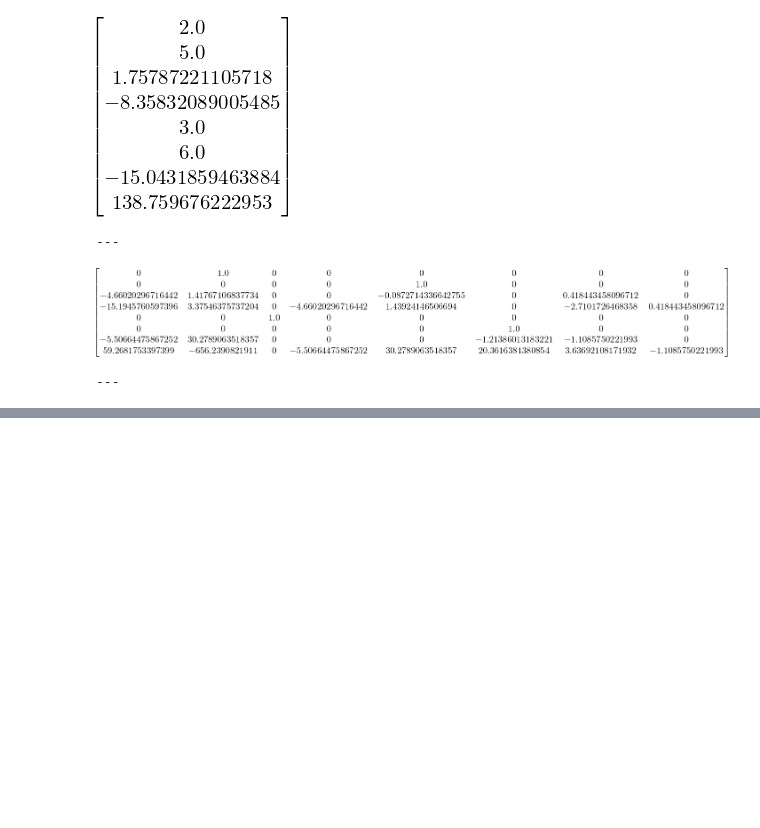
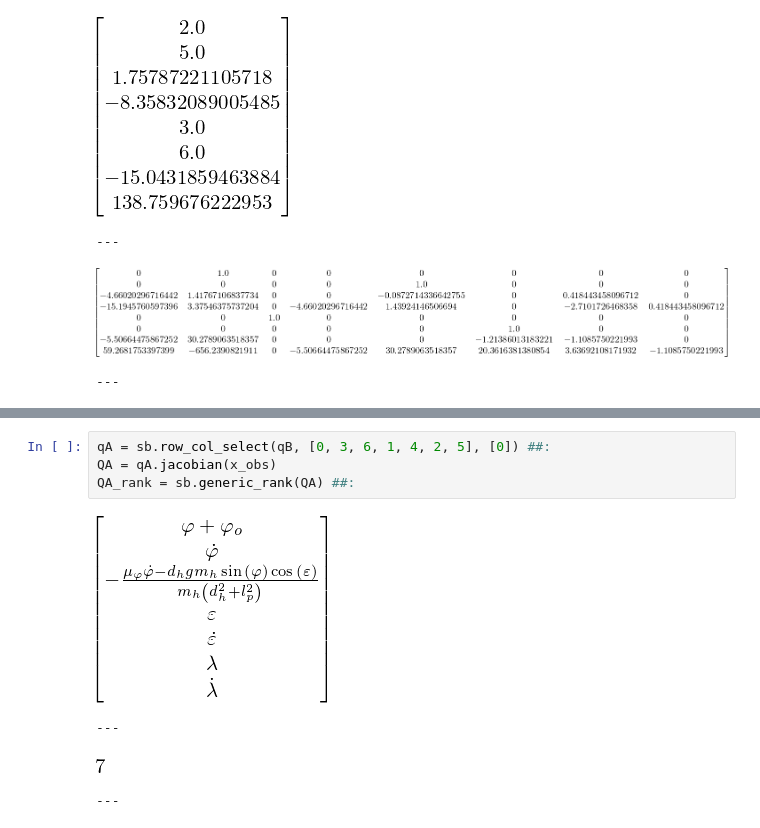
Before and after one commit to Rojetto/helicopter_thesis_code, a Jupyter notebook: scripts/nonlinear_analysis.ipynb, the cells around one changed output, grey strips where cells are left out. Drawn from its saved outputs; the diff is of its cells as text; blank space fills up the shorter version.

```diff
--- a/scripts/nonlinear_analysis.ipynb
+++ b/scripts/nonlinear_analysis.ipynb
@@ -236,0 +267,9 @@ phi_jacobian_eval = sp.N(phi.jacobian(x_ext2).subs(x_subs)) ##:
+# %%
+qA = sb.row_col_select(qB, [0, 3, 6, 1, 4, 2, 5], [0]) ##:
+QA = qA.jacobian(x_obs)
+QA_rank = sb.generic_rank(QA) ##:
+# %% [output]
+[figure, added]
+---
+[figure, added]
+---
```
Also changed, not shown: parts of 8 cells of this notebook.
